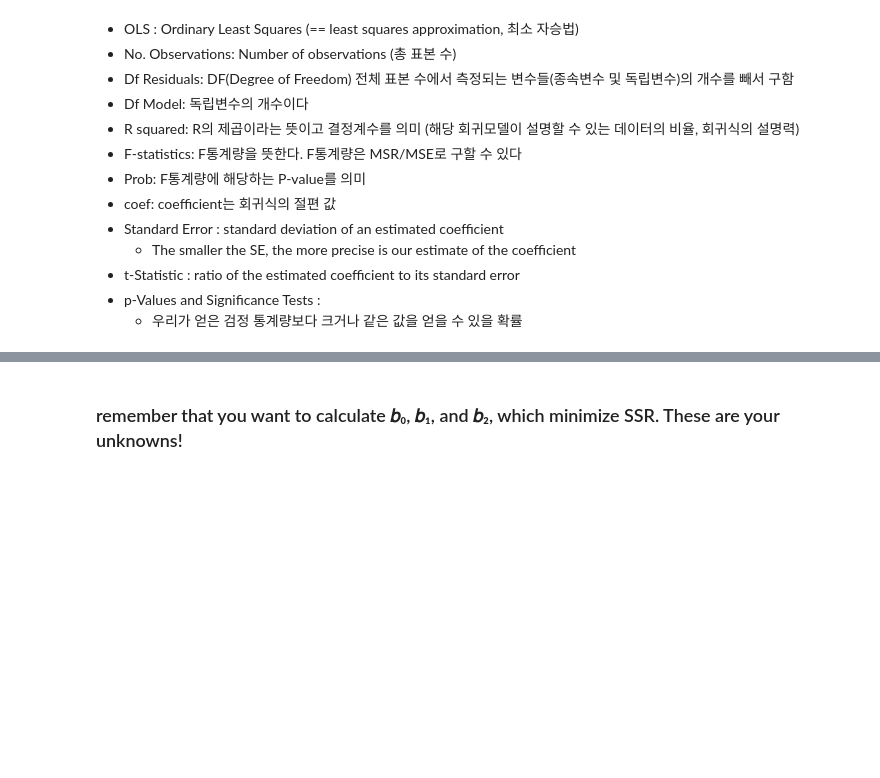
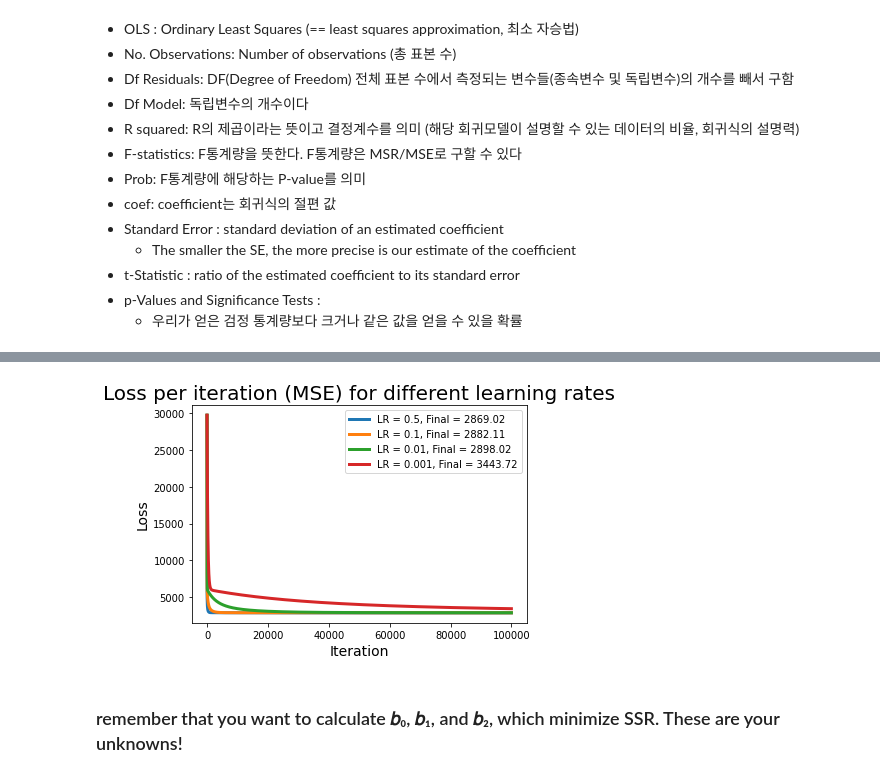
Before and after one commit to Aramir-A1DATAINT/Daily_study, a Jupyter notebook: 5_popular_ml/Linear_Reg.ipynb, the cells around one changed output, grey strips where cells are left out. Drawn from its saved outputs; the diff is of its cells as text; code cells hidden in the pictures; blank space fills up the shorter version.

```diff
--- a/5_popular_ml/Linear_Reg.ipynb
+++ b/5_popular_ml/Linear_Reg.ipynb
@@ -337,2 +434,23 @@ Warnings:
+# %%
+losses = {}
+for lr in [0.5, 0.1, 0.01, 0.001]:
+    model = LinearRegression(learning_rate=lr)
+    model.fit(X_train, y_train)
+    losses[f'LR={str(lr)}'] = model.loss
+
+
+xs = np.arange(len(model.loss))
+
+plt.plot(xs, losses['LR=0.5'], lw=3, label=f"LR = 0.5, Final = {losses['LR=0.5'][-1]:.2f}")
+plt.plot(xs, losses['LR=0.1'], lw=3, label=f"LR = 0.1, Final = {losses['LR=0.1'][-1]:.2f}")
+plt.plot(xs, losses['LR=0.01'], lw=3, label=f"LR = 0.01, Final = {losses['LR=0.01'][-1]:.2f}")
+plt.plot(xs, losses['LR=0.001'], lw=3, label=f"LR = 0.001, Final = {losses['LR=0.001'][-1]:.2f}")
+plt.title('Loss per iteration (MSE) for different learning rates', size=20)
+plt.xlabel('Iteration', size=14)
+plt.ylabel('Loss', size=14)
+plt.legend()
+plt.show()
+# %% [output]
+[figure, added]
 # %% [markdown]
 ### remember that you want to calculate 𝑏₀, 𝑏₁, and 𝑏₂, which minimize SSR. These are your unknowns!
```
Also changed, not shown: parts of 41 cells of this notebook.
